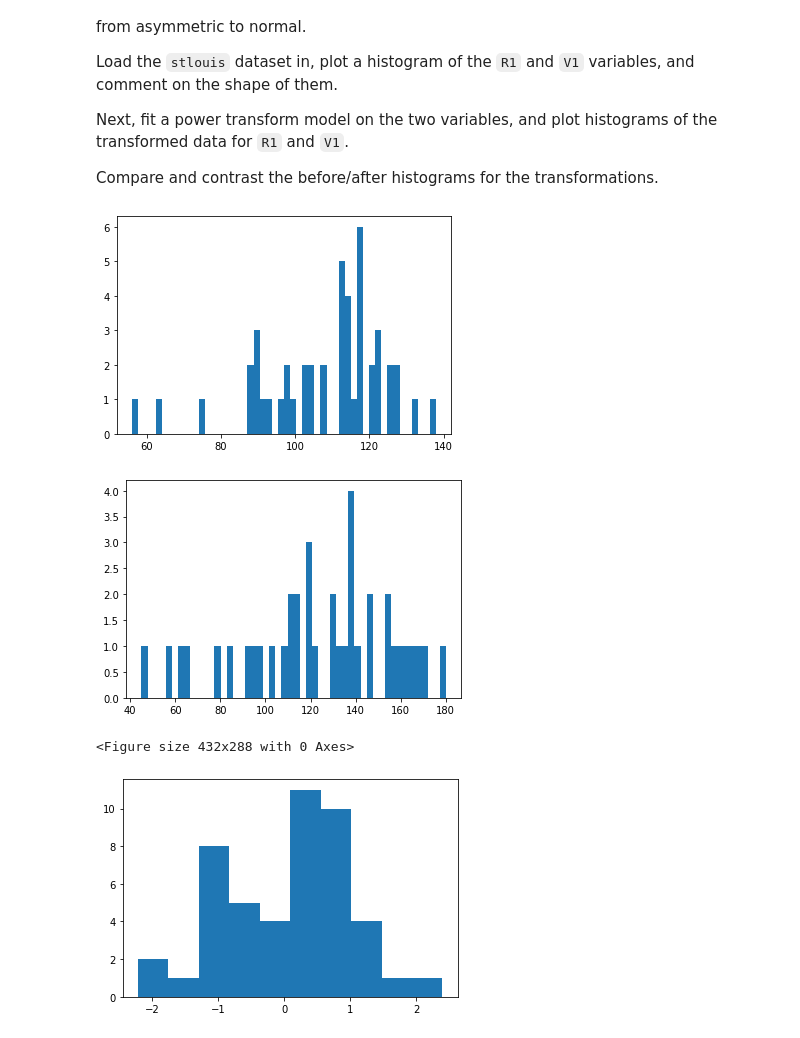
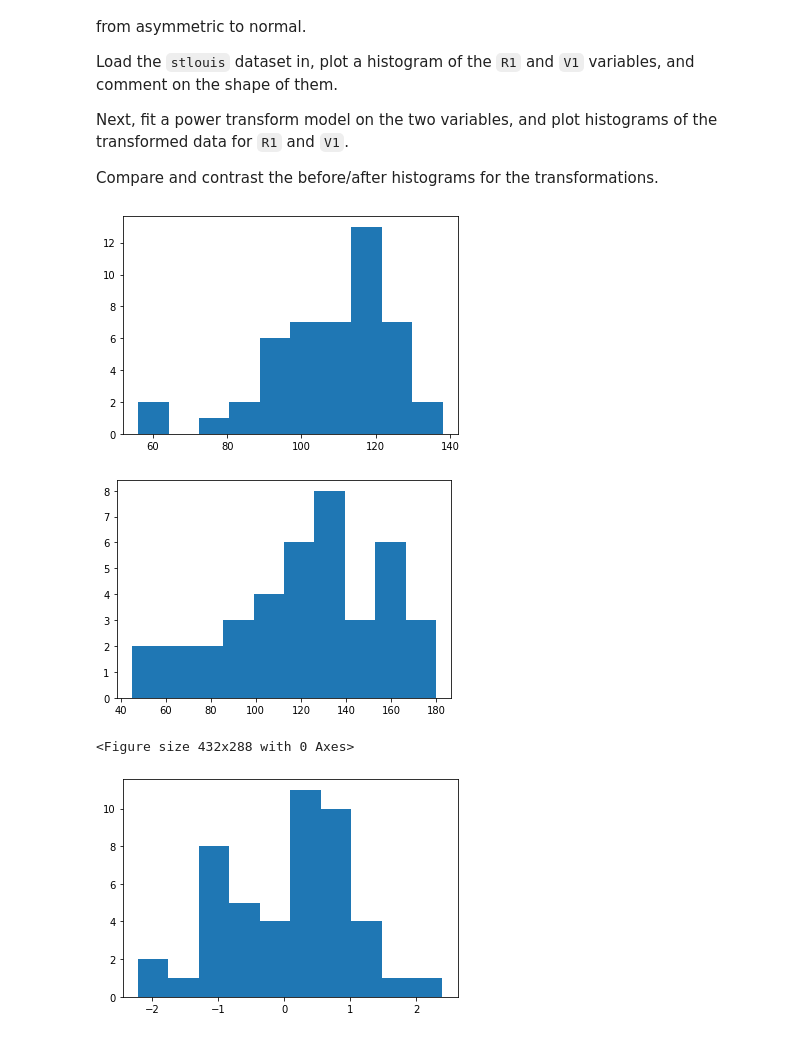
Before and after one commit to dmou18/sta-2453-moudixin, a Jupyter notebook: Lab 3/STA2453_Lab_3.ipynb, the cells around one changed output. Drawn from its saved outputs; the diff is of its cells as text; code cells hidden in the pictures.

```diff
--- a/Lab 3/STA2453_Lab_3.ipynb
+++ b/Lab 3/STA2453_Lab_3.ipynb
@@ -144,15 +144,15 @@ def conditional_mean_imputation(X: np.array, pis: np.array, mus: np.array, Ss: n
 # %%
 # load the dataset st4 dataset.
 df = load_dataset()
 # plot histograms of the reading and verbal score for child 1.
-plt.hist(df["R1"], bins=50)
+plt.hist(df["R1"], bins=10)
 plt.show()
-plt.hist(df["V1"], bins=50)
+plt.hist(df["V1"], bins=10)
 plt.show()
 plt.clf()
 # %% [output]
-[figure, old version]
+[figure, new version]
-[figure, old version]
+[figure, new version]
 <Figure size 432x288 with 0 Axes>
 # %%
 # plot histogram is verbal score of child 1
```
Also changed, not shown: parts of 11 cells of this notebook.
